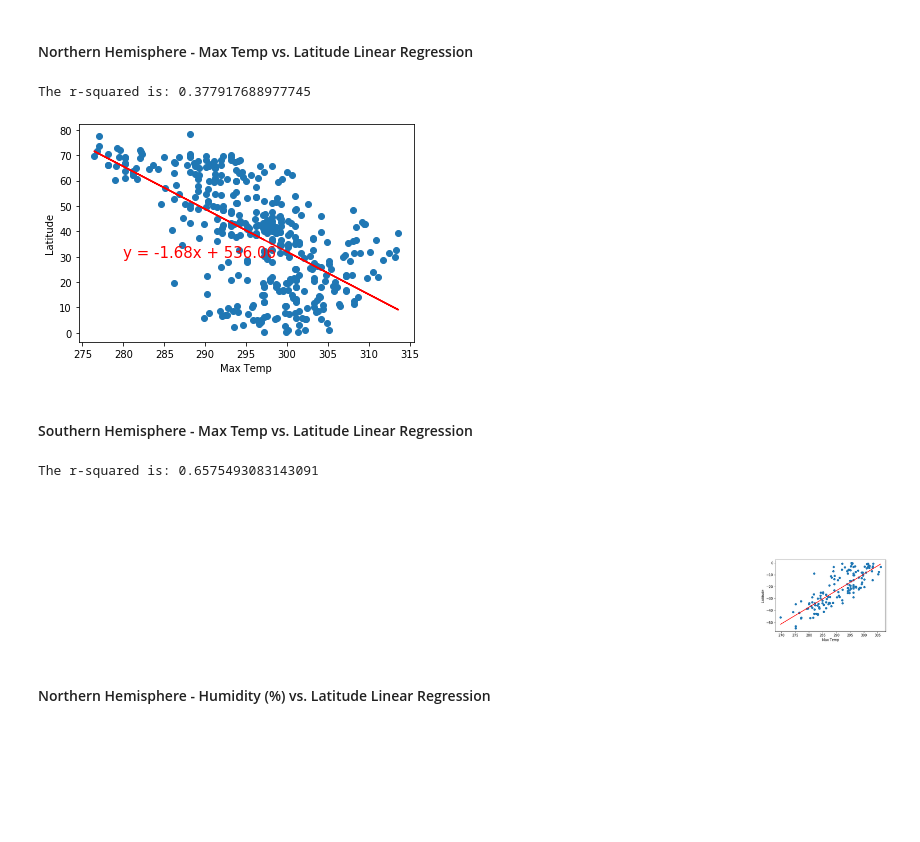
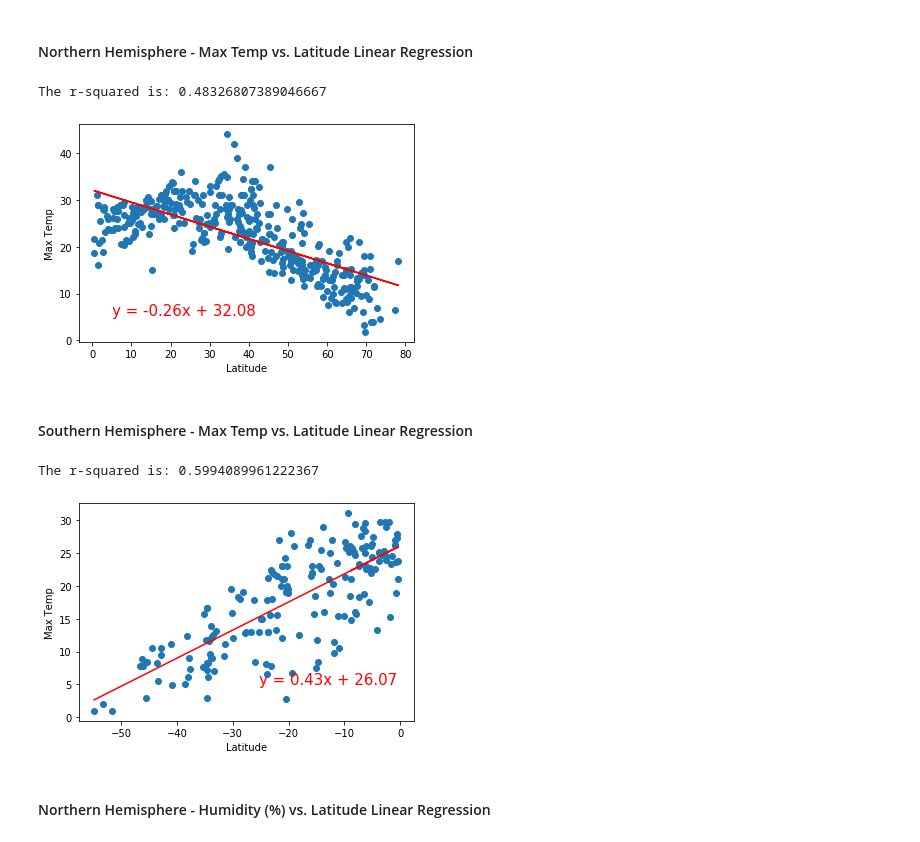
Before and after one commit to timegnome/python-api-challenge, a Jupyter notebook: WeatherPy/WeatherPy.ipynb, the cells around one changed output. Drawn from its saved outputs; the diff is of its cells as text; code cells hidden in the pictures; blank space fills up the shorter version.

```diff
--- a/WeatherPy/WeatherPy.ipynb
+++ b/WeatherPy/WeatherPy.ipynb
@@ -247,8 +247,8 @@ southern = clean_city_data.loc[clean_city_data['Lat'] <= 0]
 # %% [markdown]
 ####  Northern Hemisphere - Max Temp vs. Latitude Linear Regression
 # %%
-x_values = northern['Max Temp']
-y_values = northern['Lat']
+x_values = northern['Lat']
+y_values = northern['Max Temp']
 (slope, intercept, rvalue, pvalue, stderr) = linregress(x_values, y_values)
 regress_values = x_values * slope + intercept
 
@@ -262,26 +262,26 @@ plt.xlabel('Latitude')
 plt.ylabel('Max Temp')
 plt.show()
 # %% [output]
-The r-squared is: 0.377917688977745
+The r-squared is: 0.48326807389046667
-[figure, old version]
+[figure, new version]
 # %% [markdown]
 ####  Southern Hemisphere - Max Temp vs. Latitude Linear Regression
 # %%
-x_values = southern['Max Temp']
-y_values = southern['Lat']
+x_values = southern['Lat']
+y_values = southern['Max Temp']
 (slope, intercept, rvalue, pvalue, stderr) = linregress(x_values, y_values)
 regress_values = x_values * slope + intercept
 
 line_eq = "y = " + str(round(slope,2)) + "x + " + str(round(intercept,2))
 plt.scatter(x_values,y_values)
 plt.plot(x_values,regress_values,"r-")
-plt.annotate(line_eq,(5,southern['Lat'].max()+5),fontsize=15,color="red")
+plt.annotate(line_eq,(southern['Lat'].max()-25,5),fontsize=15,color="red")
 print(f'The r-squared is: {rvalue**2}')
-plt.xlabel('Max Temp')
-plt.ylabel('Latitude')
+plt.xlabel('Latitude')
+plt.ylabel('Max Temp')
 plt.show()
 # %% [output]
-The r-squared is: 0.6575493083143091
+The r-squared is: 0.5994089961222367
-[figure, old version]
+[figure, new version]
 # %% [markdown]
 ####  Northern Hemisphere - Humidity (%) vs. Latitude Linear Regression
```
Also changed, not shown: parts of 23 cells of this notebook, 1 other file.
